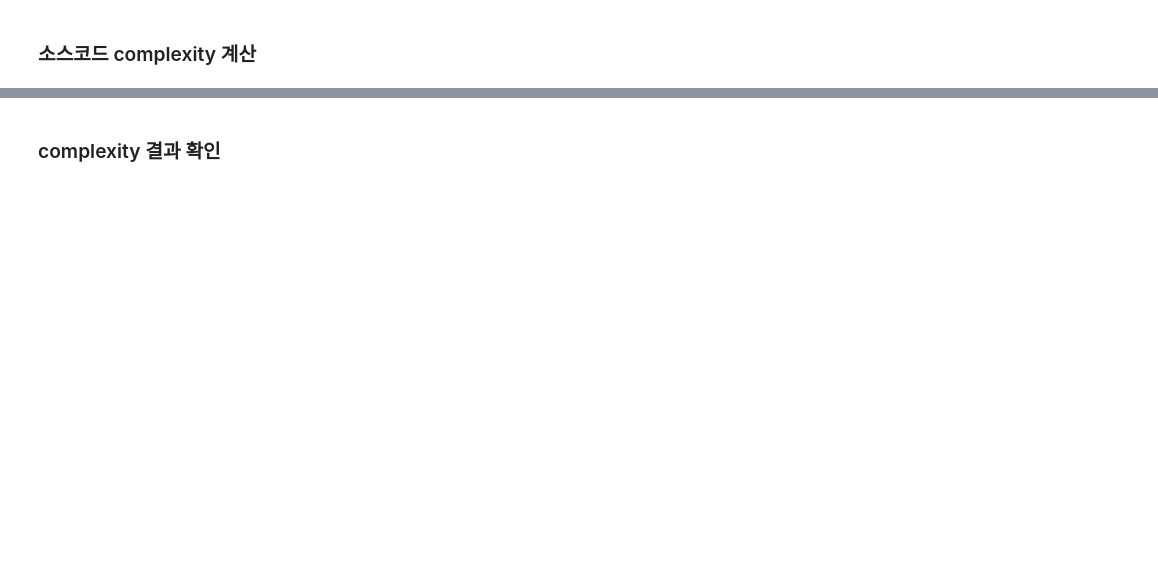
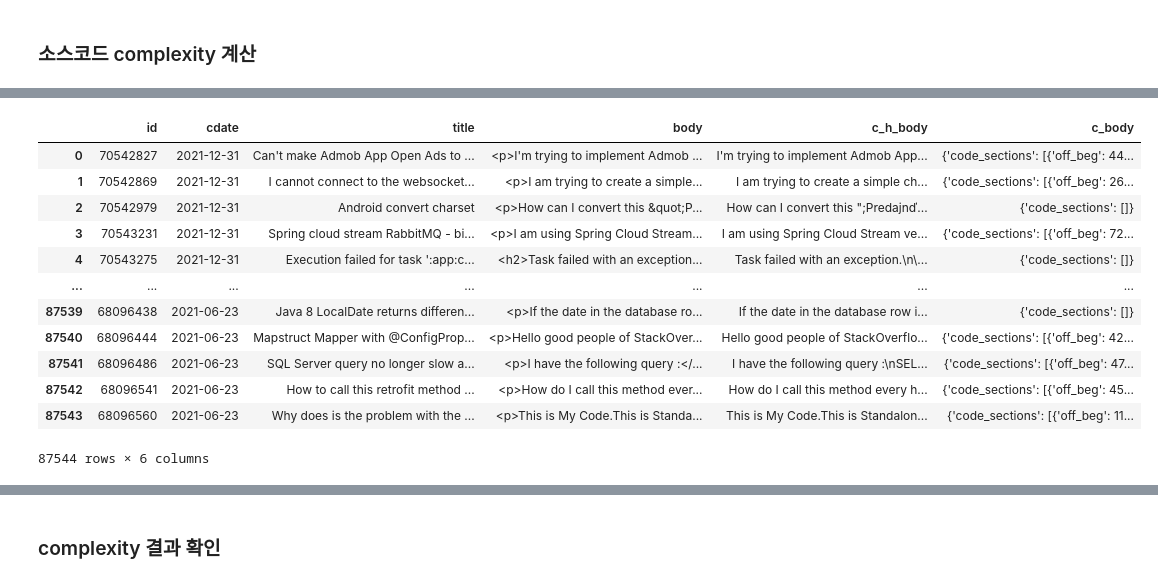
Before and after one commit to boysbeanxious/stackoverflow_src, a Jupyter notebook: complexity/forjava/2_cognitive_complexity_2023.ipynb, the cells around one changed output, grey strips where cells are left out. Cells and saved outputs as stored; diff of their text form; code cells hidden in the pictures; blank space fills up the shorter version.

```diff
--- a/complexity/forjava/2_cognitive_complexity_2023.ipynb
+++ b/complexity/forjava/2_cognitive_complexity_2023.ipynb
@@ -7,8 +7,9 @@
 # %%
 import sys, os
 p = os.path.abspath('..')
-# p = p+r'\config'
+pp = os.path.abspath('../..')
 sys.path.insert(1, p)
+sys.path.insert(1, pp)
 # %%
 #customized preprocessing pkg
 import preprocess as pp
@@ -30,5 +33,5 @@ input_year = '2023'
 ### 소스코드 complexity 계산
 # %%
 # 파일 불러오기
-with open(f'../../data/complexity_python_df_{input_year}.pkl', 'rb') as f:
-    complexity_python_df = pickle.load(f)
+with open(f'{conf.DATA_PATH}/data/complexity_{input_pl}_df_{input_year}.pkl', 'rb') as f:
+    complexity_java_df = pickle.load(f)
@@ -40,5 +47,5 @@ complexity_python_df['cdate'].max()
 htmlp = pp.HTMLParser()
 codep = pp.CodeSectionParser()
 # %%
-complexity_python_df['c_h_body'] = complexity_python_df['body'].apply(lambda x : htmlp.clean_html_str(x))
+complexity_java_df['c_h_body'] = complexity_java_df['body'].apply(lambda x : htmlp.clean_html_str(x))
 # %%
@@ -46,2 +66,2 @@ complexity_python_df.info()
 # %%
-complexity_python_df['c_body'] = complexity_python_df['body'].apply(lambda x : codep(x))
+complexity_java_df['c_body'] = complexity_java_df['body'].apply(lambda x : codep(x))
@@ -50 +68,17 @@ complexity_python_df
+# %%
+complexity_java_df
+# %% [output]
+|  | id | cdate | title | body | c_h_body | c_body |
+| 0 | 70542827 | 2021-12-31 | Can't make Admob App Open Ads to ... | <p>I'm trying to implement Admob ... | I'm trying to implement Admob App... | {'code_sections': [{'off_beg': 44... |
+| 1 | 70542869 | 2021-12-31 | I cannot connect to the websocket... | <p>I am trying to create a simple... | I am trying to create a simple ch... | {'code_sections': [{'off_beg': 26... |
+| 2 | 70542979 | 2021-12-31 | Android convert charset | <p>How can I convert this &quot;P... | How can I convert this ";Predajnď... | {'code_sections': []} |
+| 3 | 70543231 | 2021-12-31 | Spring cloud stream RabbitMQ - bi... | <p>I am using Spring Cloud Stream... | I am using Spring Cloud Stream ve... | {'code_sections': [{'off_beg': 72... |
+| 4 | 70543275 | 2021-12-31 | Execution failed for task ':app:c... | <h2>Task failed with an exception... | Task failed with an exception.\n\... | {'code_sections': []} |
+| ... | ... | ... | ... | ... | ... | ... |
+| 87539 | 68096438 | 2021-06-23 | Java 8 LocalDate returns differen... | <p>If the date in the database ro... | If the date in the database row i... | {'code_sections': []} |
+| 87540 | 68096444 | 2021-06-23 | Mapstruct Mapper with @ConfigProp... | <p>Hello good people of StackOver... | Hello good people of StackOverflo... | {'code_sections': [{'off_beg': 42... |
+| 87541 | 68096486 | 2021-06-23 | SQL Server query no longer slow a... | <p>I have the following query :</... | I have the following query :\nSEL... | {'code_sections': [{'off_beg': 47... |
+| 87542 | 68096541 | 2021-06-23 | How to call this retrofit method ... | <p>How do I call this method ever... | How do I call this method every h... | {'code_sections': [{'off_beg': 45... |
+| 87543 | 68096560 | 2021-06-23 | Why does is the problem with the ... | <p>This is My Code.This is Standa... | This is My Code.This is Standalon... | {'code_sections': [{'off_beg': 11... |
+87544 rows × 6 columns
 # %%
```
Also changed, not shown: parts of 42 cells of this notebook, 6 other files.
